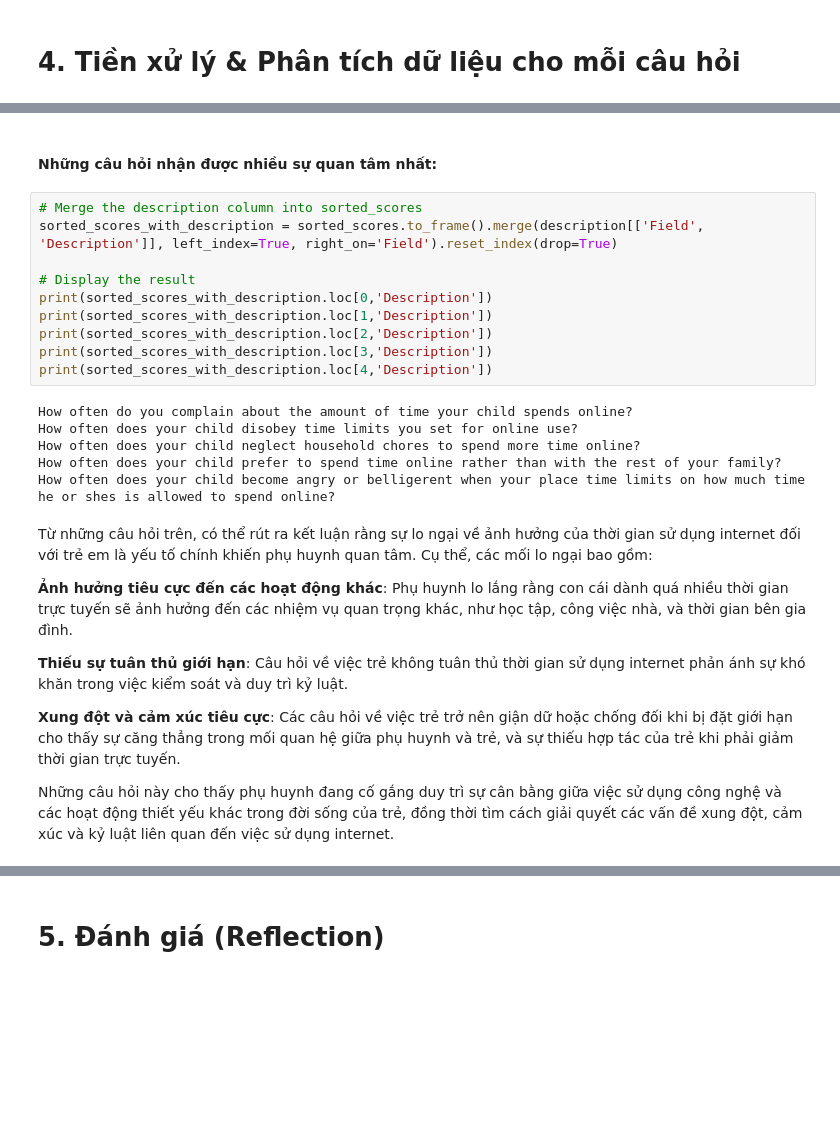
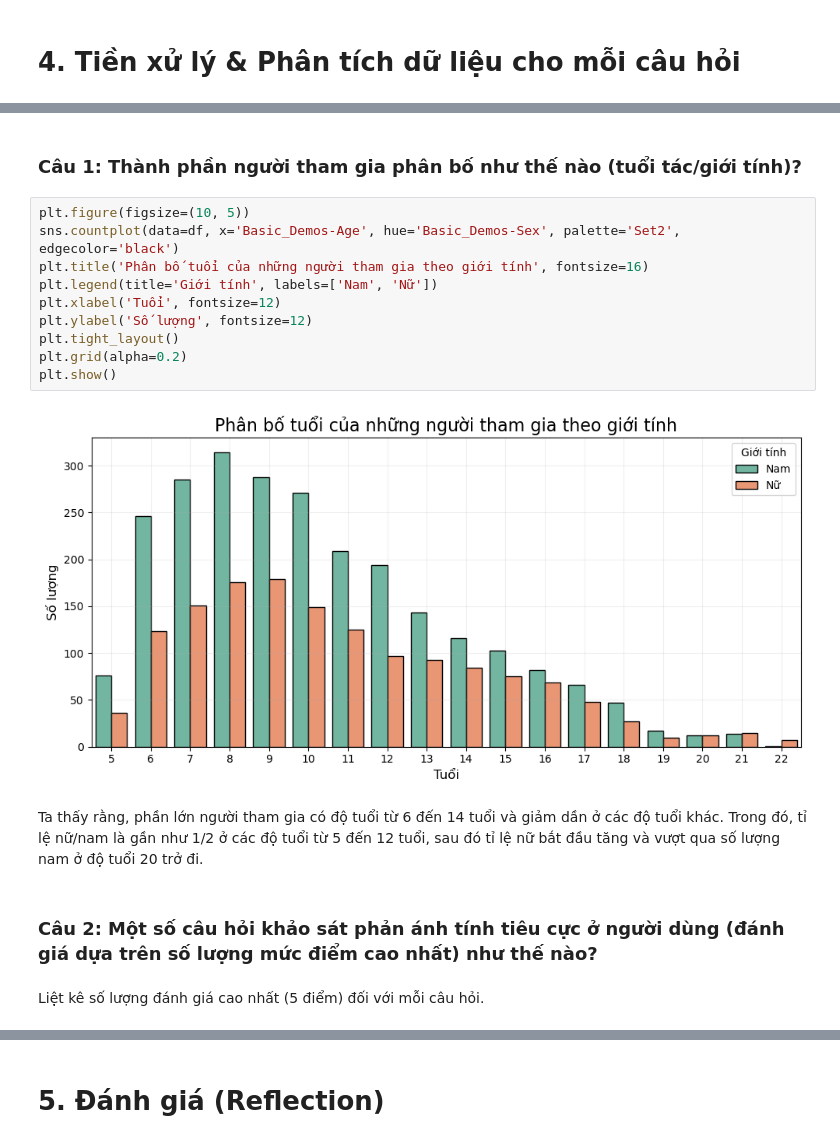
Before and after one commit to xxtnguyn/LTKHDL_Final, a Jupyter notebook: Final_Project.ipynb, the cells around one changed output, grey strips where cells are left out. Cells and saved outputs as stored; diff of their text form; blank space fills up the shorter version.

```diff
--- a/Final_Project.ipynb
+++ b/Final_Project.ipynb
@@ -347,29 +286,20 @@ dtype: int64
-# %% [markdown]
-#### Những câu hỏi nhận được nhiều sự quan tâm nhất:
-# %%
-# Merge the description column into sorted_scores
-sorted_scores_with_description = sorted_scores.to_frame().merge(description[['Field', 'Description']], left_index=True, right_on='Field').reset_index(drop=True)
-
-# Display the result
-print(sorted_scores_with_description.loc[0,'Description'])
-print(sorted_scores_with_description.loc[1,'Description'])
-print(sorted_scores_with_description.loc[2,'Description'])
-print(sorted_scores_with_description.loc[3,'Description'])
-print(sorted_scores_with_description.loc[4,'Description'])
-# %% [output]
-How often do you complain about the amount of time your child spends online?
-How often does your child disobey time limits you set for online use?
-How often does your child neglect household chores to spend more time online?
-How often does your child prefer to spend time online rather than with the rest of your family?
-How often does your child become angry or belligerent when your place time limits on how much time he or shes is allowed to spend online?
-# %% [markdown]
-
-Từ những câu hỏi trên, có thể rút ra kết luận rằng sự lo ngại về ảnh hưởng của thời gian sử dụng internet đối với trẻ em là yếu tố chính khiến phụ huynh quan tâm. Cụ thể, các mối lo ngại bao gồm:
-
-**Ảnh hưởng tiêu cực đến các hoạt động khác**: Phụ huynh lo lắng rằng con cái dành quá nhiều thời gian trực tuyến sẽ ảnh hưởng đến các nhiệm vụ quan trọng khác, như học tập, công việc nhà, và thời gian bên gia đình.
-
-**Thiếu sự tuân thủ giới hạn**: Câu hỏi về việc trẻ không tuân thủ thời gian sử dụng internet phản ánh sự khó khăn trong việc kiểm soát và duy trì kỷ luật.
-
-**Xung đột và cảm xúc tiêu cực**: Các câu hỏi về việc trẻ trở nên giận dữ hoặc chống đối khi bị đặt giới hạn cho thấy sự căng thẳng trong mối quan hệ giữa phụ huynh và trẻ, và sự thiếu hợp tác của trẻ khi phải giảm thời gian trực tuyến.
-
-Những câu hỏi này cho thấy phụ huynh đang cố gắng duy trì sự cân bằng giữa việc sử dụng công nghệ và các hoạt động thiết yếu khác trong đời sống của trẻ, đồng thời tìm cách giải quyết các vấn đề xung đột, cảm xúc và kỷ luật liên quan đến việc sử dụng internet.
+# %% [markdown]
+### **Câu 1: Thành phần người tham gia phân bố như thế nào (tuổi tác/giới tính)?**
+# %%
+plt.figure(figsize=(10, 5))
+sns.countplot(data=df, x='Basic_Demos-Age', hue='Basic_Demos-Sex', palette='Set2', edgecolor='black')
+plt.title('Phân bố tuổi của những người tham gia theo giới tính', fontsize=16)
+plt.legend(title='Giới tính', labels=['Nam', 'Nữ'])
+plt.xlabel('Tuổi', fontsize=12)
+plt.ylabel('Số lượng', fontsize=12)
+plt.tight_layout()
+plt.grid(alpha=0.2)
+plt.show()
+# %% [output]
+[figure, added]
+# %% [markdown]
+Ta thấy rằng, phần lớn người tham gia có độ tuổi từ 6 đến 14 tuổi và giảm dần ở các độ tuổi khác. Trong đó, tỉ lệ nữ/nam là gần như 1/2 ở các độ tuổi từ 5 đến 12 tuổi, sau đó tỉ lệ nữ bắt đầu tăng và vượt qua số lượng nam ở độ tuổi 20 trở đi.
+# %% [markdown]
+### **Câu 2: Một số câu hỏi khảo sát phản ánh tính tiêu cực ở người dùng (đánh giá dựa trên số lượng mức điểm cao nhất) như thế nào?**
+# %% [markdown]
+Liệt kê số lượng đánh giá cao nhất (5 điểm) đối với mỗi câu hỏi.
```
Also changed, not shown: parts of 153 cells of this notebook.
